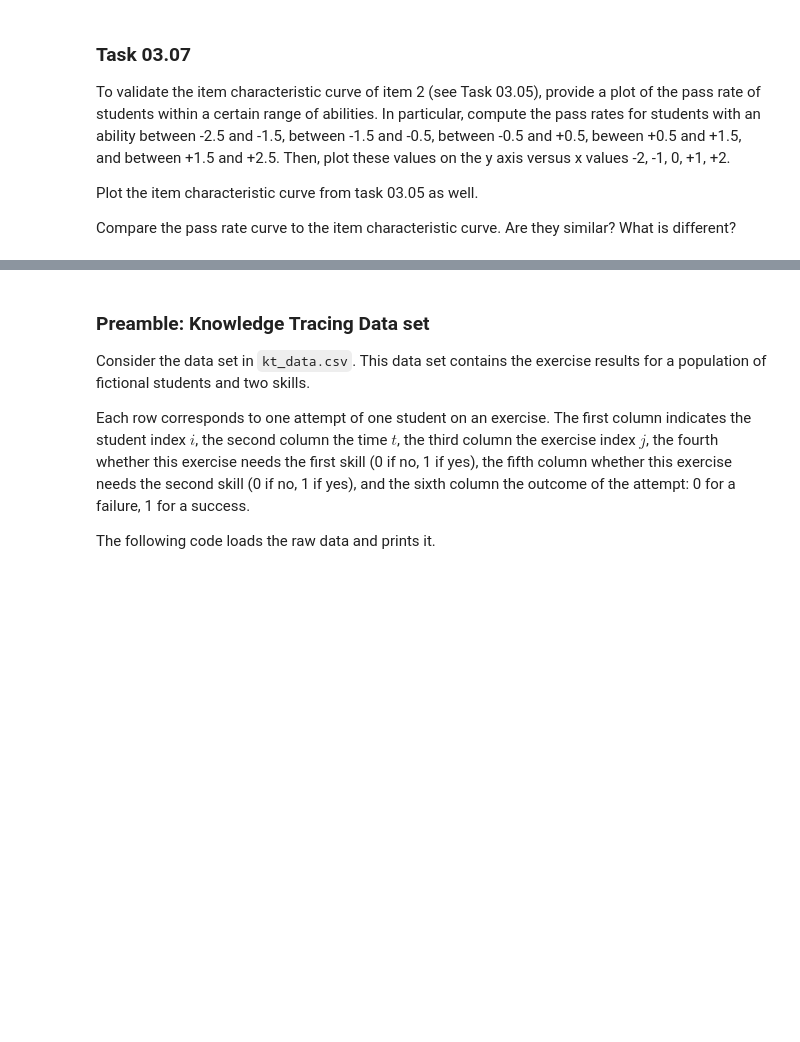
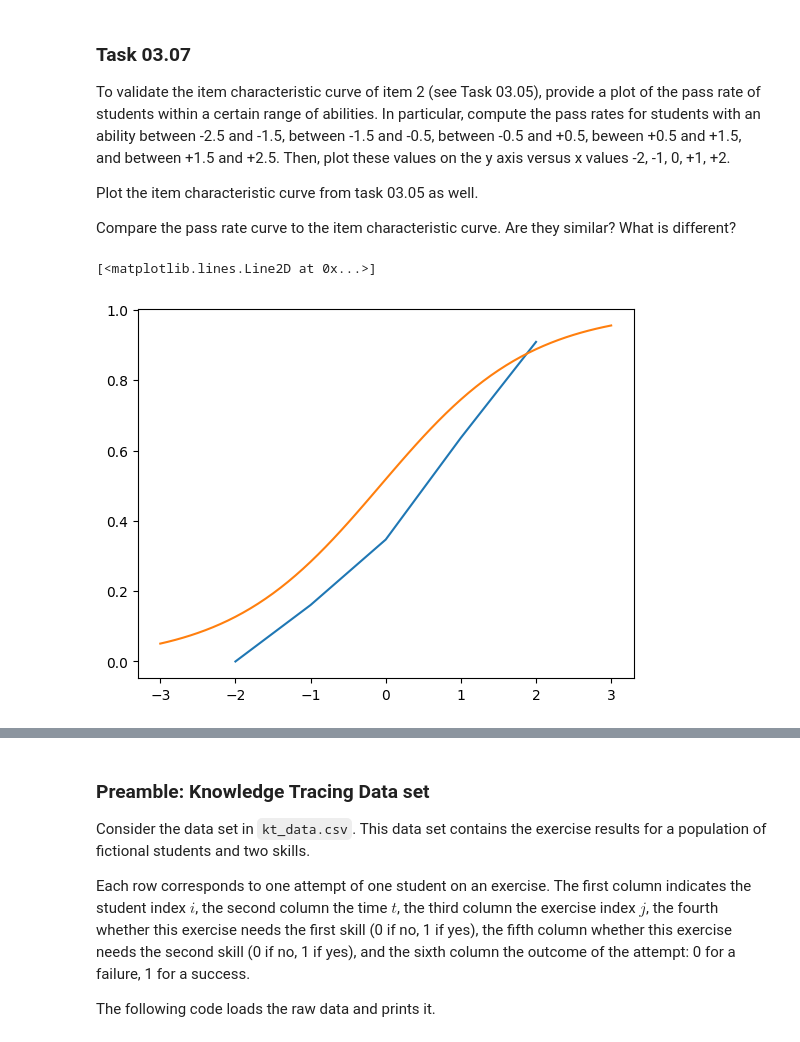
Before and after one commit to ChonsShadow/datamining_24-25, a Jupyter notebook: sheet03/sheet03.ipynb, the cells around one changed output, grey strips where cells are left out. Saved outputs shown, nothing was run; the diff lists cells and outputs as text; code cells hidden in the pictures; blank space fills up the shorter version.

Commit message:
finished task 03.07

```diff
--- a/sheet03/sheet03.ipynb
+++ b/sheet03/sheet03.ipynb
@@ -160,7 +160,9 @@ where $b_2$ is the difficulty of the second task and $\theta$ is the ability.
 # %%
 sampled_abilities = np.linspace(-3, 3, num=61)
 
-plt.plot(sampled_abilities, (1/(1+np.exp(-(sampled_abilities-est_task_difficulties[1])))))
+item_char_curve_y = 1/(1+np.exp(-(sampled_abilities-est_task_difficulties[1])))
+
+plt.plot(sampled_abilities, item_char_curve_y)
 # %% [output]
 [<matplotlib.lines.Line2D at 0x...>]
 [figure]
@@ -172,5 +174,34 @@ To validate the item characteristic curve of item 2 (see Task 03.05), provide a
 Plot the item characteristic curve from task 03.05 as well.
 
 Compare the pass rate curve to the item characteristic curve. Are they similar? What is different?
+# %%
+categorized_pass_rates = [0, 0, 0, 0, 0]
+num_students_per_category = [0, 0, 0, 0, 0]
+
+for i in range(len(est_student_abilities)):
+    if est_student_abilities[i] < -1.5:
+        categorized_pass_rates[0] += student_pass_rates[i]
+        num_students_per_category[0] += 1
+    elif est_student_abilities[i] < -0.5:
+        categorized_pass_rates[1] += student_pass_rates[i]
+        num_students_per_category[1] += 1
+    elif est_student_abilities[i] < 0.5:
+        categorized_pass_rates[2] += student_pass_rates[i]
+        num_students_per_category[2] += 1
+    elif est_student_abilities[i] < 1.5:
+        categorized_pass_rates[3] += student_pass_rates[i]
+        num_students_per_category[3] += 1
+    else:
+        categorized_pass_rates[4] += student_pass_rates[i]
+        num_students_per_category[4] += 1
+
+for i in range(len(categorized_pass_rates)):
+    categorized_pass_rates[i] = categorized_pass_rates[i]/num_students_per_category[i]
+
+plt.plot([-2, -1, 0, 1, 2], categorized_pass_rates)
+plt.plot(sampled_abilities, item_char_curve_y)
+# %% [output]
+[<matplotlib.lines.Line2D at 0x...>]
+[figure, added]
 # %% [markdown]
 **ANSWER:**
```
Also changed, not shown: parts of 1 cell of this notebook.
